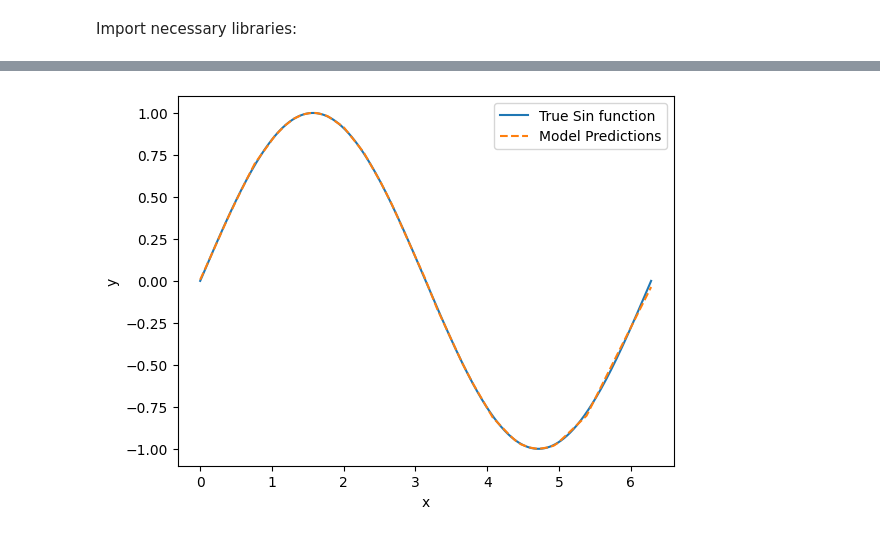
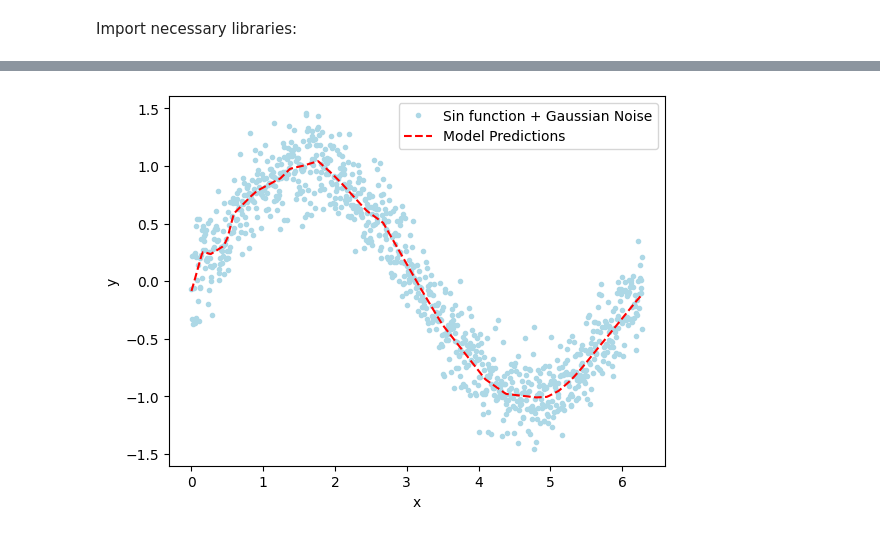
Before and after one commit to ruddock321/year4-project, a Jupyter notebook: Year4Project/sinNeuralNet.ipynb, the cells around one changed output, grey strips where cells are left out. Drawn from its saved outputs; the diff is of its cells as text; code cells hidden in the pictures.

Commit message:
Added gaussian noise to data, changed learning process to use dataloader

```diff
--- a/Year4Project/sinNeuralNet.ipynb
+++ b/Year4Project/sinNeuralNet.ipynb
@@ -56,7 +52,7 @@ NeuralNetwork(
 criterion = nn.MSELoss()
 
 #Optimizer: Adam. Start with lr of 0.01
-optimizer = optim.Adam(model.parameters(), lr=0.01)
+optimizer = optim.Adam(model.parameters(), lr=0.001)
 # %%
 # Number of epochs
 epochs = 1000
@@ -65,24 +61,30 @@ loss_values = []
 # Training loop
 for epoch in range(epochs):
     model.train()  # Set the model to training mode
+    epoch_loss = 0
 
-    # Forward pass: compute the model output
-    outputs = model(X_train)
+    for X_batch, y_batch in dataloader:  # Iterate over mini-batches
+        # Forward pass: compute the model output
+        outputs = model(X_batch)
 
-    # Compute the loss
-    loss = criterion(outputs, y_train)
+        # Compute the loss
+        loss = criterion(outputs, y_batch.view(-1, 1))  # Reshape target to match prediction
 
-    # Backward pass and optimization
-    optimizer.zero_grad()   # Zero the gradients
-    loss.backward()         # Backpropagate the loss
-    optimizer.step()        # Adjust weights
+        # Backward pass and optimization
+        optimizer.zero_grad()   # Zero the gradients
+        loss.backward()         # Backpropagate the loss
+        optimizer.step()        # Adjust weights
 
-    # Store the loss value for plotting
-    loss_values.append(loss.item())
+        # Accumulate the loss for this batch
+        epoch_loss += loss.item()
 
-    # Print the loss every 100 epochs
+    # Store average loss value for this epoch
+    avg_loss = epoch_loss / len(dataloader)
+    loss_values.append(avg_loss)
+
+    # Print the average loss every 100 epochs
     if (epoch+1) % 100 == 0:
-        print(f'Epoch [{epoch+1}/{epochs}], Loss: {loss.item():.4f}')
+        print(f'Epoch [{epoch+1}/{epochs}], Loss: {avg_loss:.4f}')
 
 plt.plot(range(epochs), loss_values)
 plt.xlabel('Epoch')
@@ -104,16 +106,20 @@ Epoch [1000/1000], Loss: 0.0000
 # %%
 # Set the model to evaluation mode
 model.eval()
 
-# Generate predictions
-predictions = model(X_train).detach().numpy()
+# Generate predictions (detach from computation graph)
+with torch.no_grad():
+    predictions = model(X_train).numpy()
 
 # Plot results
-plt.plot(X_train, y_train, label = "True Sin function")
-plt.plot(X_train, predictions, label = "Model Predictions", linestyle='dashed')
+X_train_np = X_train.numpy()
+y_train_np = y_train.numpy()
+
+plt.plot(X_train_np, y_train_np, linestyle='None', marker='.', label="Sin function + Gaussian Noise", color="lightblue")
+plt.plot(X_train_np, predictions, label="Model Predictions", linestyle='dashed', color="red")
 plt.xlabel("x")
 plt.ylabel("y")
 plt.legend()
 plt.show()
 # %% [output]
-[figure, old version]
+[figure, new version]
```
Also changed, not shown: parts of 4 cells of this notebook.
